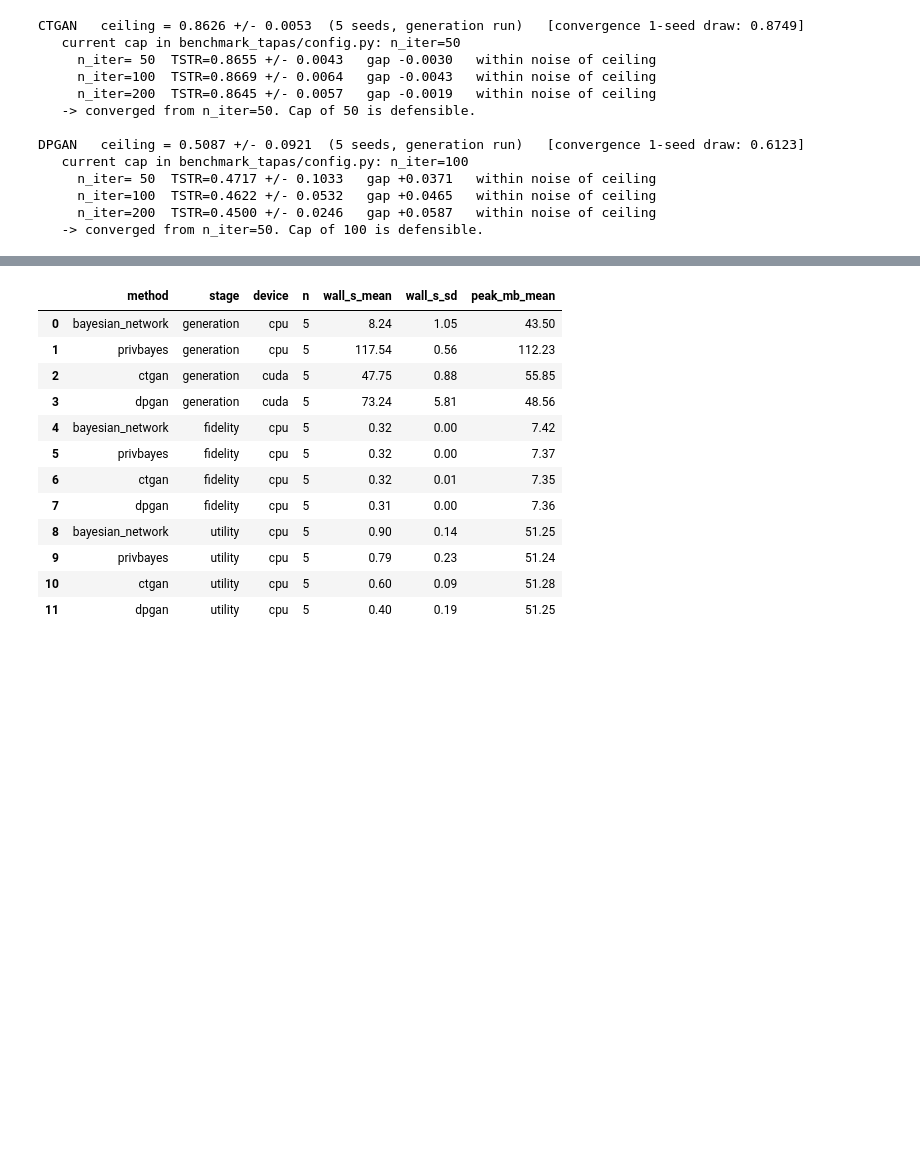
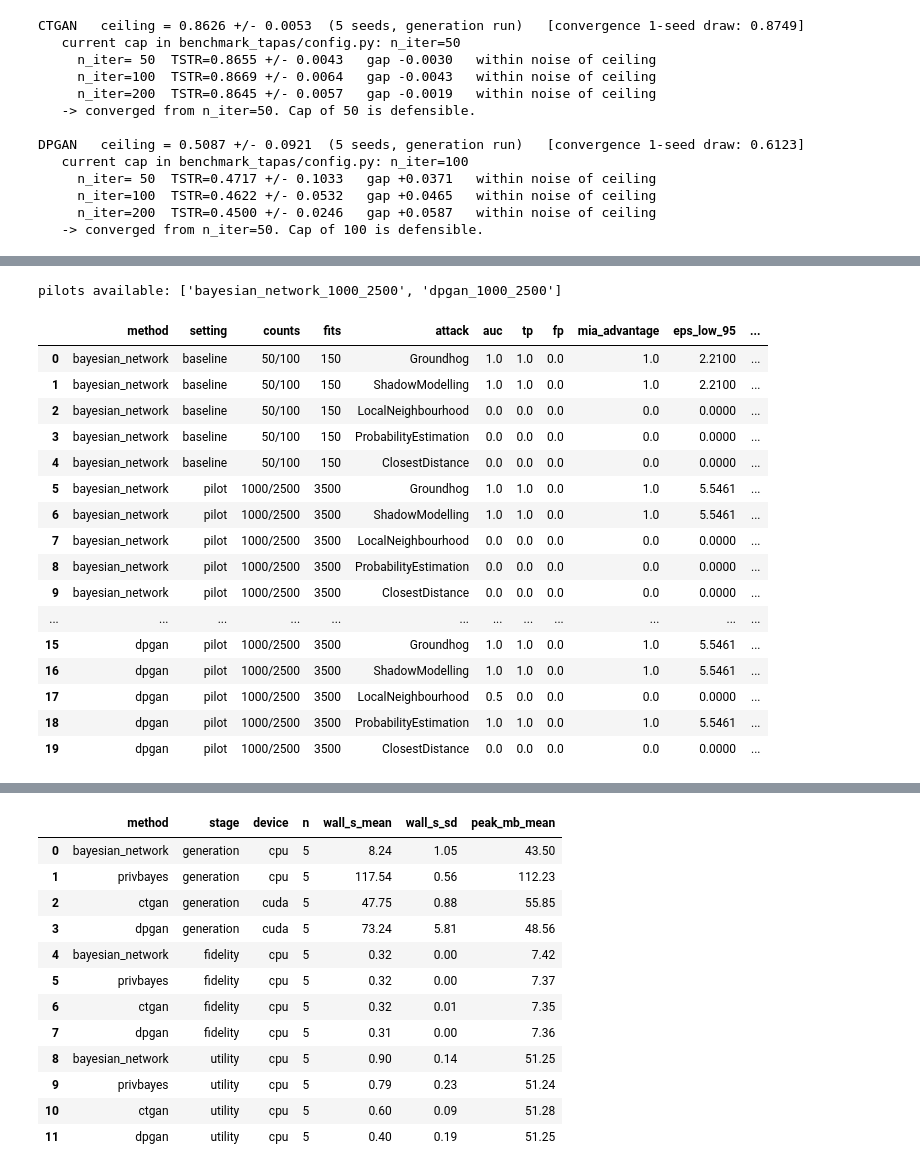
Before and after one commit to oliviapeng26/priv-sdg, a Jupyter notebook: evaluation/analysis.ipynb, the cells around one changed output, grey strips where cells are left out. Cells and saved outputs as stored; diff of their text form; code cells hidden in the pictures; blank space fills up the shorter version.

```diff
--- a/evaluation/analysis.ipynb
+++ b/evaluation/analysis.ipynb
@@ -530,0 +436,55 @@ seeds multiplies it.
+# %%
+PILOT = Path('../benchmark_tapas/results/pilot_counts')
+PER_METHOD = Path('../benchmark_tapas/results/per_method')
+
+def load_pilot(method, num_train, num_test):
+    """(pilot dataframe, baseline dataframe) for one method, or (None, None)."""
+    f = PILOT / f'{method}_{num_train}_{num_test}' / f'pilot_{method}_{num_train}_{num_test}.csv'
+    b = PER_METHOD / method / f'effeps_{method}.csv'
+    return (pd.read_csv(f) if f.exists() else None,
+            pd.read_csv(b) if b.exists() else None)
+
+# Any pilot that has been run. DPGAN appears here automatically once its run lands.
+pilots = sorted(d.name for d in PILOT.glob('*_*_*') if d.is_dir())
+print('pilots available:', pilots if pilots else 'none')
+
+BASE_TRAIN, BASE_TEST = 50, 100
+rows = []
+for d in pilots:
+    method, ntr, nte = d.rsplit('_', 2)
+    pilot, base = load_pilot(method, int(ntr), int(nte))
+    if pilot is None:
+        continue
+    for src, counts, df in (('baseline', f'{BASE_TRAIN}/{BASE_TEST}', base),
+                            ('pilot', f'{ntr}/{nte}', pilot)):
+        if df is None:
+            continue
+        for _, r in df.iterrows():
+            rows.append({'method': method, 'setting': src, 'counts': counts,
+                         'fits': (BASE_TRAIN + BASE_TEST) if src == 'baseline' else int(ntr) + int(nte),
+                         'attack': r['attack'].split('(')[0].strip(),
+                         'auc': r['auc'], 'tp': r['tp'], 'fp': r['fp'],
+                         'mia_advantage': r.get('mia_advantage', float('nan')),
+                         'eps_low_95': r.get('eps_low_95', float('nan')),
+                         'eps_high_95': r.get('eps_high_95', float('nan'))})
+pilot_df = pd.DataFrame(rows)
+display(pilot_df.round(4))
+# %% [output]
+pilots available: ['bayesian_network_1000_2500', 'dpgan_1000_2500']
+|  | method | setting | counts | fits | attack | auc | tp | fp | mia_advantage | eps_low_95 | ... |
+| 0 | bayesian_network | baseline | 50/100 | 150 | Groundhog | 1.0 | 1.0 | 0.0 | 1.0 | 2.2100 | ... |
+| 1 | bayesian_network | baseline | 50/100 | 150 | ShadowModelling | 1.0 | 1.0 | 0.0 | 1.0 | 2.2100 | ... |
+| 2 | bayesian_network | baseline | 50/100 | 150 | LocalNeighbourhood | 0.0 | 0.0 | 0.0 | 0.0 | 0.0000 | ... |
+| 3 | bayesian_network | baseline | 50/100 | 150 | ProbabilityEstimation | 0.0 | 0.0 | 0.0 | 0.0 | 0.0000 | ... |
+| 4 | bayesian_network | baseline | 50/100 | 150 | ClosestDistance | 0.0 | 0.0 | 0.0 | 0.0 | 0.0000 | ... |
+| 5 | bayesian_network | pilot | 1000/2500 | 3500 | Groundhog | 1.0 | 1.0 | 0.0 | 1.0 | 5.5461 | ... |
+| 6 | bayesian_network | pilot | 1000/2500 | 3500 | ShadowModelling | 1.0 | 1.0 | 0.0 | 1.0 | 5.5461 | ... |
+| 7 | bayesian_network | pilot | 1000/2500 | 3500 | LocalNeighbourhood | 0.0 | 0.0 | 0.0 | 0.0 | 0.0000 | ... |
+| 8 | bayesian_network | pilot | 1000/2500 | 3500 | ProbabilityEstimation | 0.0 | 0.0 | 0.0 | 0.0 | 0.0000 | ... |
+| 9 | bayesian_network | pilot | 1000/2500 | 3500 | ClosestDistance | 0.0 | 0.0 | 0.0 | 0.0 | 0.0000 | ... |
+| ... | ... | ... | ... | ... | ... | ... | ... | ... | ... | ... | ... |
+| 15 | dpgan | pilot | 1000/2500 | 3500 | Groundhog | 1.0 | 1.0 | 0.0 | 1.0 | 5.5461 | ... |
+| 16 | dpgan | pilot | 1000/2500 | 3500 | ShadowModelling | 1.0 | 1.0 | 0.0 | 1.0 | 5.5461 | ... |
+| 17 | dpgan | pilot | 1000/2500 | 3500 | LocalNeighbourhood | 0.5 | 0.0 | 0.0 | 0.0 | 0.0000 | ... |
+| 18 | dpgan | pilot | 1000/2500 | 3500 | ProbabilityEstimation | 1.0 | 1.0 | 0.0 | 1.0 | 5.5461 | ... |
+| 19 | dpgan | pilot | 1000/2500 | 3500 | ClosestDistance | 0.0 | 0.0 | 0.0 | 0.0 | 0.0000 | ... |
```
Also changed, not shown: parts of 11 cells of this notebook, 1 other file.
